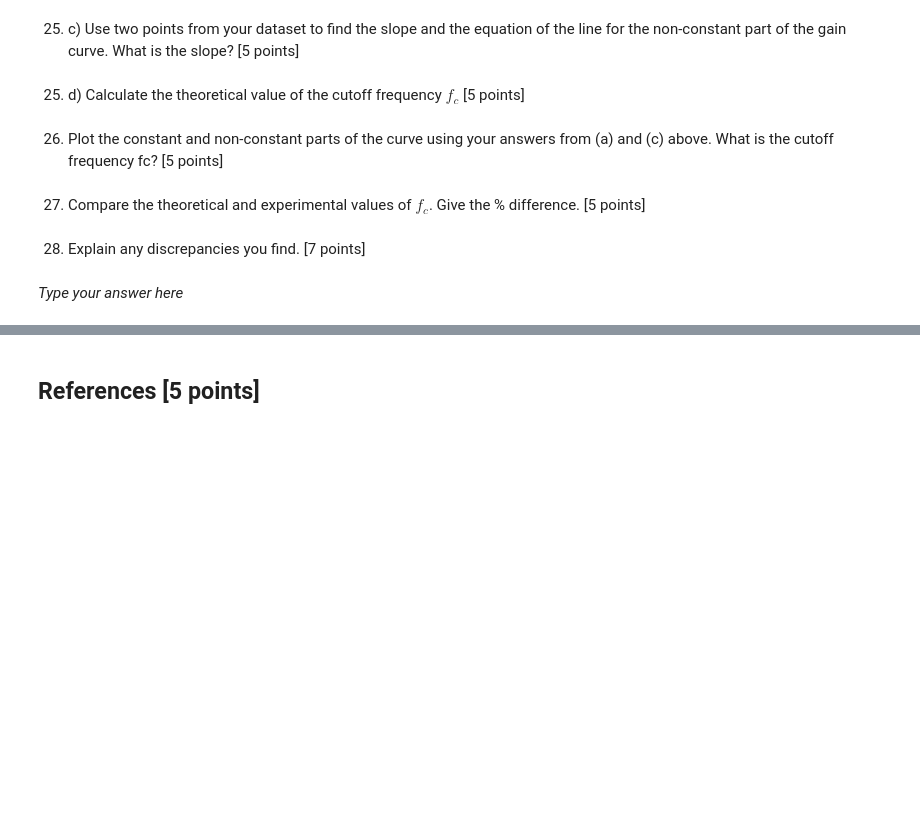
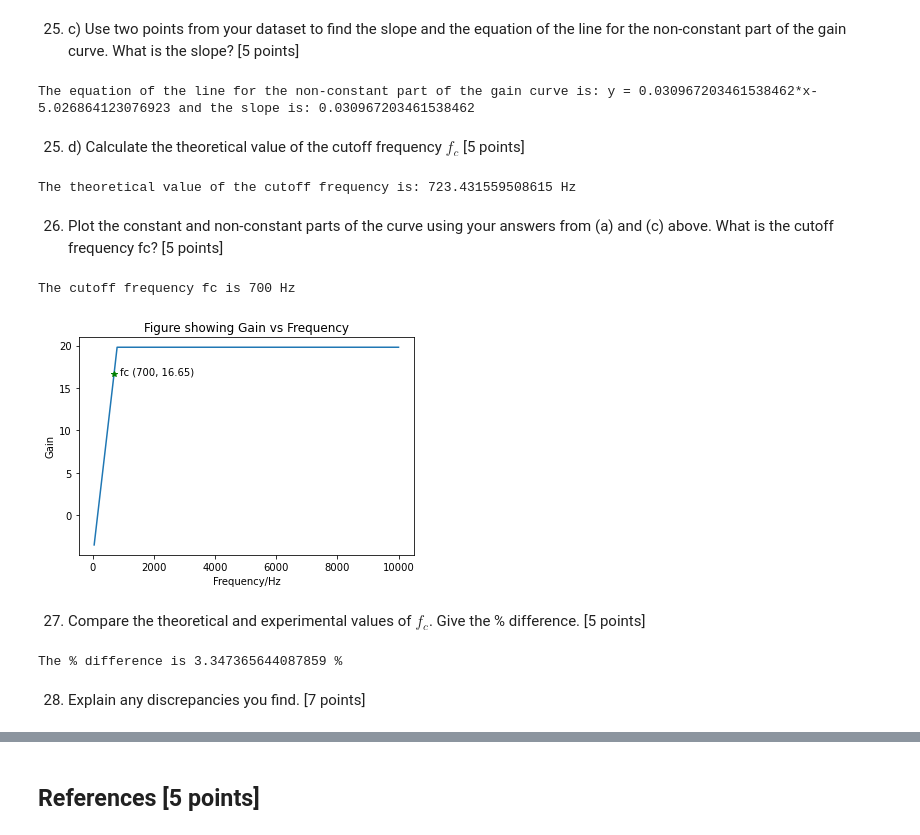
Before and after one commit to BaptisteRoques21/MECH-383, a Jupyter notebook: MECH383_Lab2_C0131_2.ipynb, the cells around one changed output, grey strips where cells are left out. Cells and saved outputs as stored; diff of their text form; code cells hidden in the pictures; blank space fills up the shorter version.

```diff
--- a/MECH383_Lab2_C0131_2.ipynb
+++ b/MECH383_Lab2_C0131_2.ipynb
@@ -177,2 +270,21 @@ Analyzing plot 1, we can see that at low frequencies, the average gain is very l
+# %%
+## Display your calculations here
+##Take first and eigth data point A and B from dataset
+A = (50, -3.47850395)
+B = (700, 1.66501783e+01)
+
+#Calculate Slope
+m = (B[1]-A[1])/(B[0]-A[0])
+
+#Line equation y = mx + c
+#Find c using point A
+
+c = A[1] - m*A[0]
+
+#Line equation
+
+print('The equation of the line for the non-constant part of the gain curve is: y = '+str(m)+'*x'+str(c),'and the slope is:', m)
+# %% [output]
+The equation of the line for the non-constant part of the gain curve is: y = 0.030967203461538462*x-5.026864123076923 and the slope is: 0.030967203461538462
 # %% [markdown]
 25. d) Calculate the theoretical value of the cutoff frequency $f_{c}$ [5 points]
@@ -181,2 +291,16 @@ Analyzing plot 1, we can see that at low frequencies, the average gain is very l
+# %%
+## Show your calculations here
+##Convert kΩ to Ω and nF to F
+
+R1 = 2200
+C = 100 *(10**-9)
+
+##Corner frequency for active high-pass filter
+
+f_c = 1/(2*np.pi*R1*C)
+
+print('The theoretical value of the cutoff frequency is:', f_c,'Hz')
+# %% [output]
+The theoretical value of the cutoff frequency is: 723.431559508615 Hz
 # %% [markdown]
 26. Plot the constant and non-constant parts of the curve using your answers from (a) and (c) above. What is the cutoff frequency fc? [5 points]
@@ -185,2 +307,31 @@ Analyzing plot 1, we can see that at low frequencies, the average gain is very l
+# %%
+## Display your calculations and plot here
+## Take first eight points for non-constant part of the curve
+##Following 22 points are constant part of the curve with gain 19.8
+
+x1 = Frequency
+y2 = 19.8
+y1 = [m*x1[0]+c, m*x1[1]+c, m*x1[2]+c, m*x1[3]+c, m*x1[4]+c, m*x1[5]+c, m*x1[6]+c, m*x1[7]+c, y2, y2, y2, y2, y2, y2, y2, y2, y2, y2, y2, y2, y2, y2, y2, y2, y2, y2, y2, y2, y2, y2]
+
+##  To identify the titles and axes
+
+plt.title("Figure showing Gain vs Frequency")
+plt.xlabel("Frequency/Hz")
+plt.ylabel("Gain/dB")
+
+## Show plot
+##Show cutoff frequency fc
+
+plt.plot(x1,y1)
+plt.plot(x1[7],y1[7], 'g*')
+plt.annotate('fc (700, 16.65)', (x1[7],y1[7]), xytext=(900,16.6))
+
+##Get cutoff frequency fc
+
+fc = x1[7]
+print('The cutoff frequency fc is', fc,'Hz')
+# %% [output]
+The cutoff frequency fc is 700 Hz
+[figure, added]
 # %% [markdown]
 27. Compare the theoretical and experimental values of $f_{c}$. Give the % difference. [5 points]
@@ -189,4 +338,13 @@ Analyzing plot 1, we can see that at low frequencies, the average gain is very l
+# %%
+## Show your calculations here
+##Use % difference formula
+
+f_theor = f_c
+f_exp = fc
+diff = ((f_c-fc)/(fc))*100
+
+print('The % difference is', diff,'%')
+# %% [output]
+The % difference is 3.347365644087859 %
 # %% [markdown]
 28. Explain any discrepancies you find. [7 points]
-# %% [markdown]
-*Type your answer here*
```
Also changed, not shown: parts of 24 cells of this notebook.
